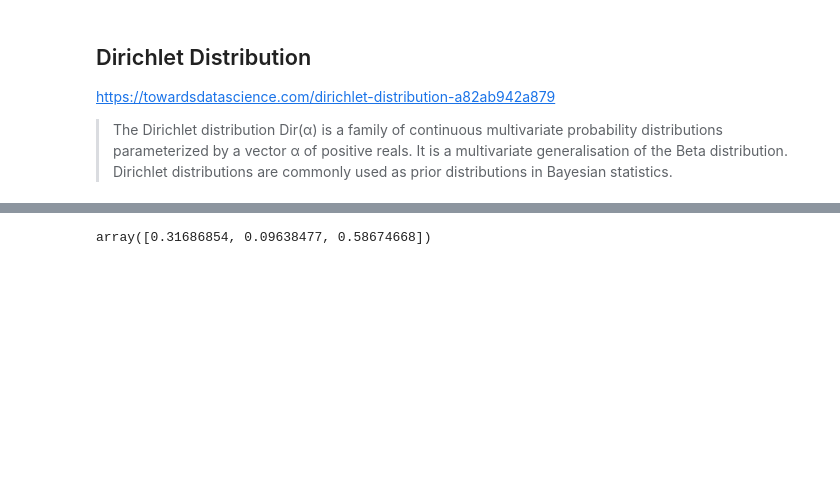
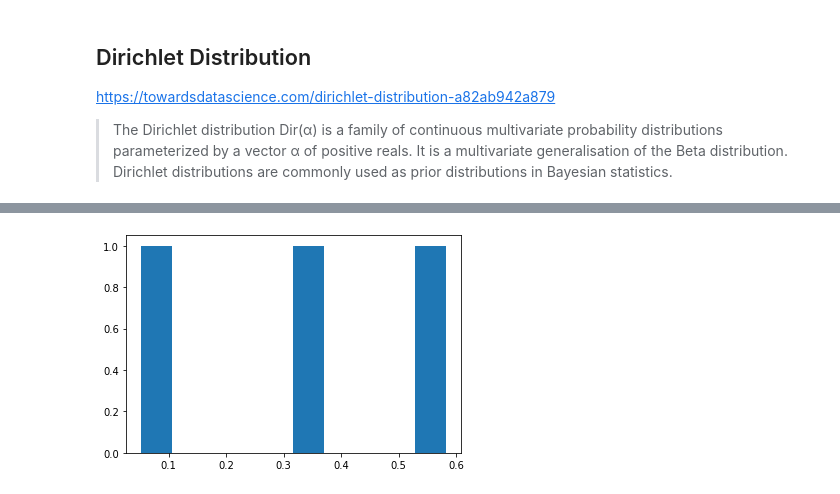
Before and after one commit to ANihill/prog-practical-assignment, a Jupyter notebook: Programming for Data Analysis - Practical Assignments.ipynb, the cells around one changed output, grey strips where cells are left out. Cells and saved outputs as stored; diff of their text form; code cells hidden in the pictures; blank space fills up the shorter version.

```diff
--- a/Programming for Data Analysis - Practical Assignments.ipynb
+++ b/Programming for Data Analysis - Practical Assignments.ipynb
@@ -124,4 +145,6 @@ array([0.51494063, 0.36303521, 0.12202416])
 # %%
-np.random.dirichlet((1, 1, 1))
+y = np.random.dirichlet((1, 1, 1))
+plt.hist(y)
+plt.show()
 # %% [output]
-array([0.31686854, 0.09638477, 0.58674668])
+[figure, added]
```
Also changed, not shown: parts of 23 cells of this notebook.
